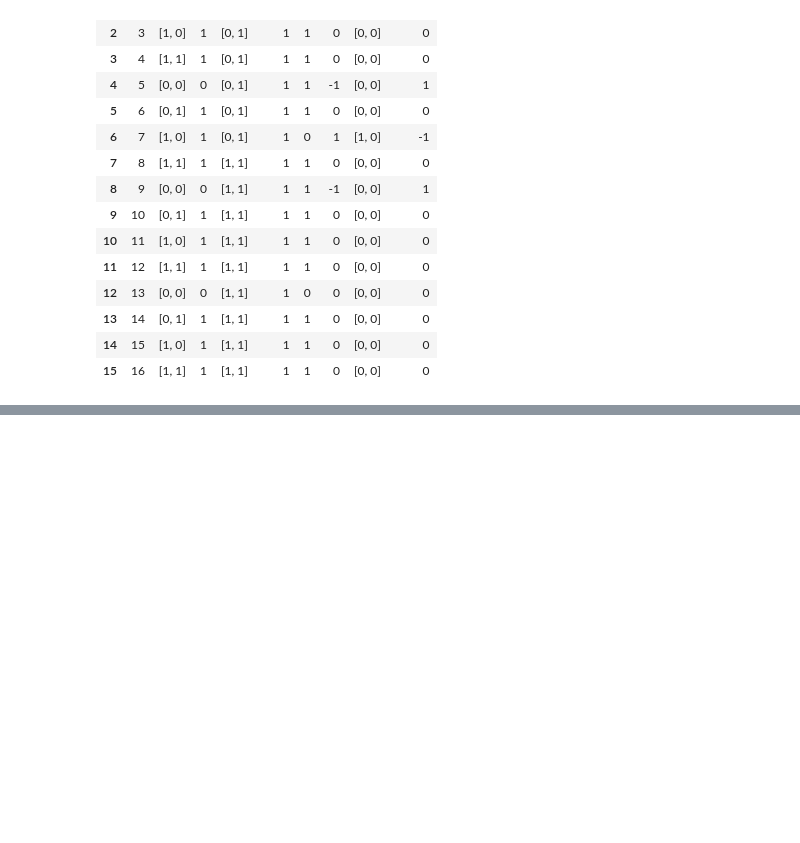
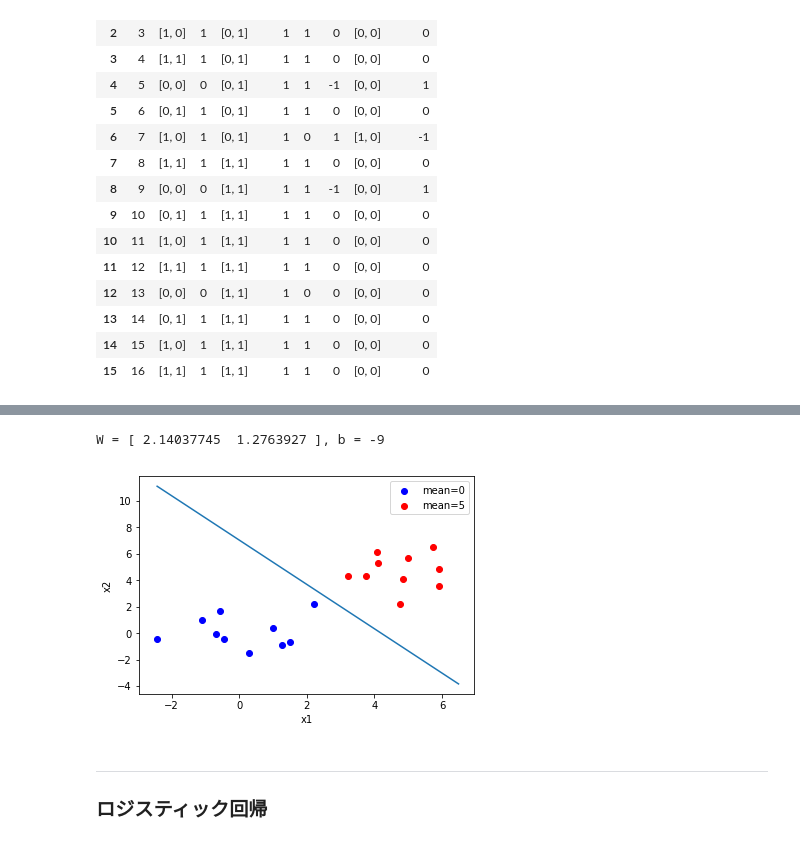
Before and after one commit to YouheiKomakine/pytorch-code-examples, a Jupyter notebook: Syoukai_DeepLearning_1.ipynb, the cells around one changed output, grey strips where cells are left out. Cells and saved outputs as stored; diff of their text form; code cells hidden in the pictures; blank space fills up the shorter version.

```diff
--- a/Syoukai_DeepLearning_1.ipynb
+++ b/Syoukai_DeepLearning_1.ipynb
@@ -313,0 +396,39 @@ w, theta = [1 1], 1
+# %%
+w = np.zeros(d)
+b = 0
+
+def y(x):
+    return step(np.dot(w,x)+b)
+
+def step(x):
+    return 1*(x>0)
+
+def t(i):
+    return 0 if i<N else 1
+
+while True:
+    classified = True
+    for i in range(N*2):
+        delta_w = (t(i) - y(x[i])) * x[i]
+        delta_b = (t(i) - y(x[i]))
+        w += delta_w
+        b += delta_b
+        classified *= all(delta_w==0)*(delta_b==0)
+    if classified:
+        break
+
+print("W = {}, b = {}".format(w, b))
+line_x = np.linspace(np.min(x), np.max(x), 100)
+plt.plot(line_x, (w[0]*line_x+b) * (-1/w[1]))
+plt.scatter(x1[:,0], x1[:,1], c='b', label="mean=0")
+plt.scatter(x2[:,0], x2[:,1], c='r', label="mean=5")
+plt.legend()
+plt.xlabel("x1")
+plt.ylabel("x2")
+plt.show()
+# %% [output]
+W = [ 2.14037745  1.2763927 ], b = -9
+[figure, added]
+# %% [markdown]
+---
+### ロジスティック回帰
```
Also changed, not shown: parts of 5 cells of this notebook, 1 other file.
